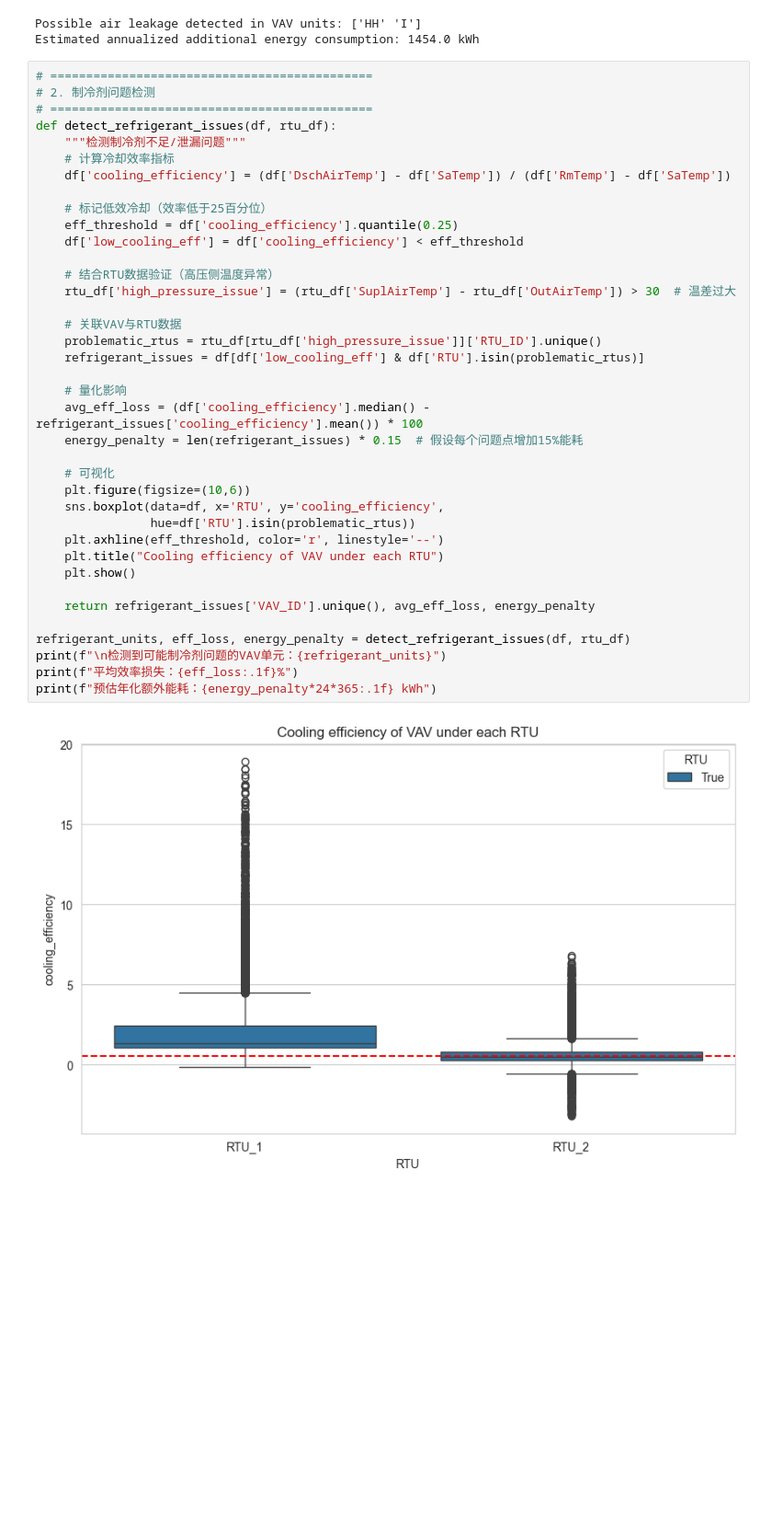
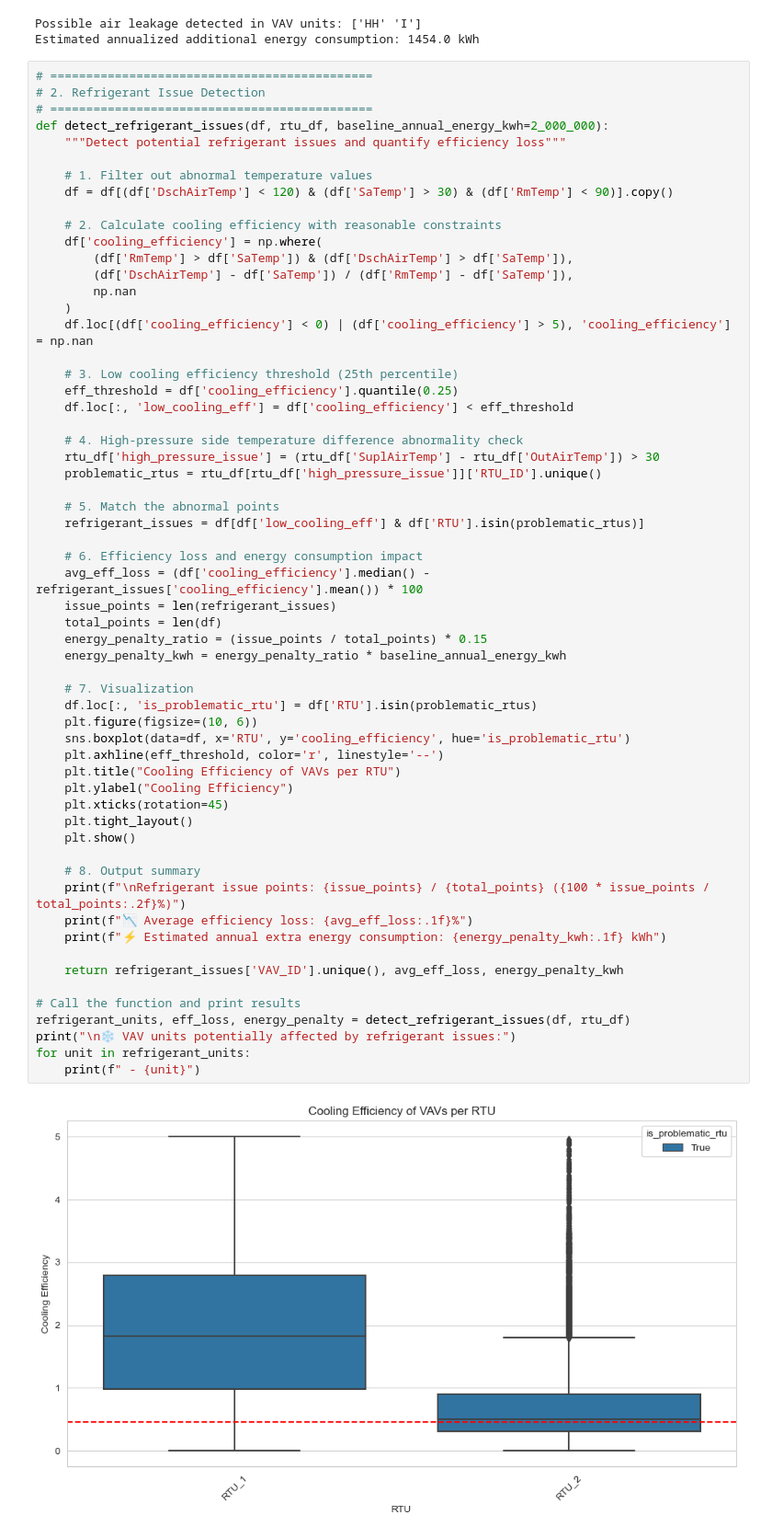
Before and after one commit to Chihiro1998/HVAC_DATA, a Jupyter notebook: src/HVAC_NewData_Analysis/5. Energy Efficiency Detection.ipynb, the cells around one changed output. Shown at 92% size. Cells and saved outputs as stored; diff of their text form; blank space fills up the shorter version.

Commit message:
push for analysis of newDATA by vd updated

```diff
--- a/src/HVAC_NewData_Analysis/5. Energy Efficiency Detection.ipynb
+++ b/src/HVAC_NewData_Analysis/5. Energy Efficiency Detection.ipynb
@@ -44,41 +44,62 @@ Possible air leakage detected in VAV units: ['HH' 'I']
 Estimated annualized additional energy consumption: 1454.0 kWh
 # %%
 # =============================================
-# 2. 制冷剂问题检测
+# 2. Refrigerant Issue Detection
 # =============================================
-def detect_refrigerant_issues(df, rtu_df):
-    """检测制冷剂不足/泄漏问题"""
-    # 计算冷却效率指标
-    df['cooling_efficiency'] = (df['DschAirTemp'] - df['SaTemp']) / (df['RmTemp'] - df['SaTemp'])
+def detect_refrigerant_issues(df, rtu_df, baseline_annual_energy_kwh=2_000_000):
+    """Detect potential refrigerant issues and quantify efficiency loss"""
 
-    # 标记低效冷却（效率低于25百分位）
+    # 1. Filter out abnormal temperature values
+    df = df[(df['DschAirTemp'] < 120) & (df['SaTemp'] > 30) & (df['RmTemp'] < 90)].copy()
+
+    # 2. Calculate cooling efficiency with reasonable constraints
+    df['cooling_efficiency'] = np.where(
+        (df['RmTemp'] > df['SaTemp']) & (df['DschAirTemp'] > df['SaTemp']),
+        (df['DschAirTemp'] - df['SaTemp']) / (df['RmTemp'] - df['SaTemp']),
+        np.nan
+    )
+    df.loc[(df['cooling_efficiency'] < 0) | (df['cooling_efficiency'] > 5), 'cooling_efficiency'] = np.nan
+
+    # 3. Low cooling efficiency threshold (25th percentile)
     eff_threshold = df['cooling_efficiency'].quantile(0.25)
-    df['low_cooling_eff'] = df['cooling_efficiency'] < eff_threshold
+    df.loc[:, 'low_cooling_eff'] = df['cooling_efficiency'] < eff_threshold
 
-    # 结合RTU数据验证（高压侧温度异常）
-    rtu_df['high_pressure_issue'] = (rtu_df['SuplAirTemp'] - rtu_df['OutAirTemp']) > 30  # 温差过大
+    # 4. High-pressure side temperature difference abnormality check
+    rtu_df['high_pressure_issue'] = (rtu_df['SuplAirTemp'] - rtu_df['OutAirTemp']) > 30
+    problematic_rtus = rtu_df[rtu_df['high_pressure_issue']]['RTU_ID'].unique()
 
-    # 关联VAV与RTU数据
-    problematic_rtus = rtu_df[rtu_df['high_pressure_issue']]['RTU_ID'].unique()
+    # 5. Match the abnormal points
     refrigerant_issues = df[df['low_cooling_eff'] & df['RTU'].isin(problematic_rtus)]
 
-    # 量化影响
+    # 6. Efficiency loss and energy consumption impact
     avg_eff_loss = (df['cooling_efficiency'].median() - refrigerant_issues['cooling_efficiency'].mean()) * 100
-    energy_penalty = len(refrigerant_issues) * 0.15  # 假设每个问题点增加15%能耗
+    issue_points = len(refrigerant_issues)
+    total_points = len(df)
+    energy_penalty_ratio = (issue_points / total_points) * 0.15
+    energy_penalty_kwh = energy_penalty_ratio * baseline_annual_energy_kwh
 
-    # 可视化
-    plt.figure(figsize=(10,6))
-    sns.boxplot(data=df, x='RTU', y='cooling_efficiency',
-                hue=df['RTU'].isin(problematic_rtus))
+    # 7. Visualization
+    df.loc[:, 'is_problematic_rtu'] = df['RTU'].isin(problematic_rtus)
+    plt.figure(figsize=(10, 6))
+    sns.boxplot(data=df, x='RTU', y='cooling_efficiency', hue='is_problematic_rtu')
     plt.axhline(eff_threshold, color='r', linestyle='--')
-    plt.title("Cooling efficiency of VAV under each RTU")
+    plt.title("Cooling Efficiency of VAVs per RTU")
+    plt.ylabel("Cooling Efficiency")
+    plt.xticks(rotation=45)
+    plt.tight_layout()
     plt.show()
 
-    return refrigerant_issues['VAV_ID'].unique(), avg_eff_loss, energy_penalty
+    # 8. Output summary
+    print(f"\nRefrigerant issue points: {issue_points} / {total_points} ({100 * issue_points / total_points:.2f}%)")
+    print(f"📉 Average efficiency loss: {avg_eff_loss:.1f}%")
+    print(f"⚡ Estimated annual extra energy consumption: {energy_penalty_kwh:.1f} kWh")
 
+    return refrigerant_issues['VAV_ID'].unique(), avg_eff_loss, energy_penalty_kwh
+
+# Call the function and print results
 refrigerant_units, eff_loss, energy_penalty = detect_refrigerant_issues(df, rtu_df)
-print(f"\n检测到可能制冷剂问题的VAV单元：{refrigerant_units}")
-print(f"平均效率损失：{eff_loss:.1f}%")
-print(f"预估年化额外能耗：{energy_penalty*24*365:.1f} kWh")
+print("\n❄️ VAV units potentially affected by refrigerant issues:")
+for unit in refrigerant_units:
+    print(f" - {unit}")
 # %% [output]
-[figure, old version]
+[figure, new version]
```
Also changed, not shown: parts of 4 cells of this notebook, 4 other files.
